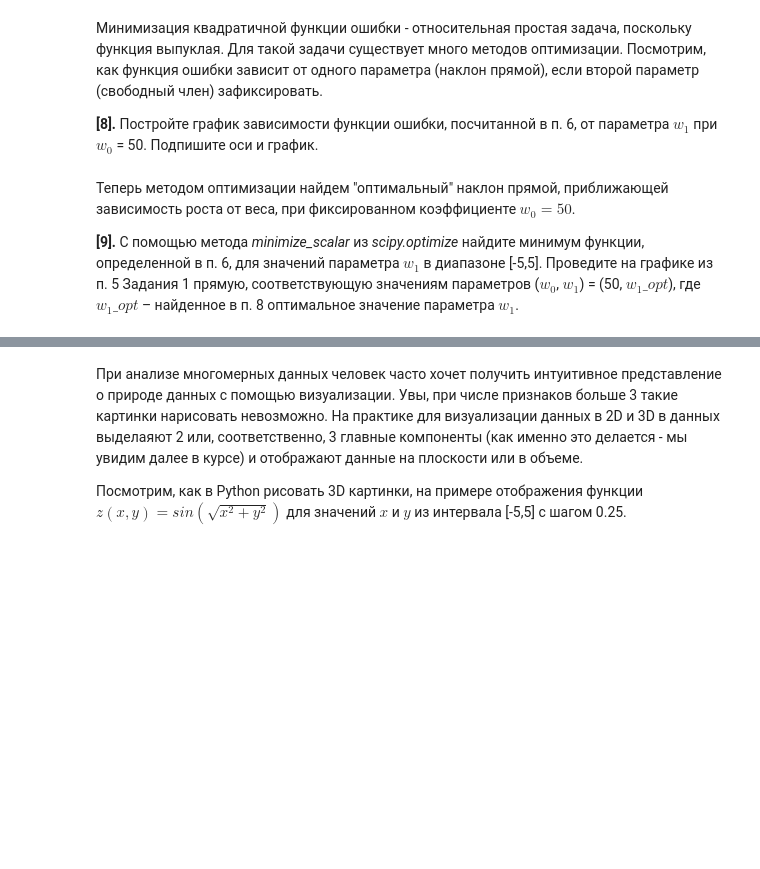
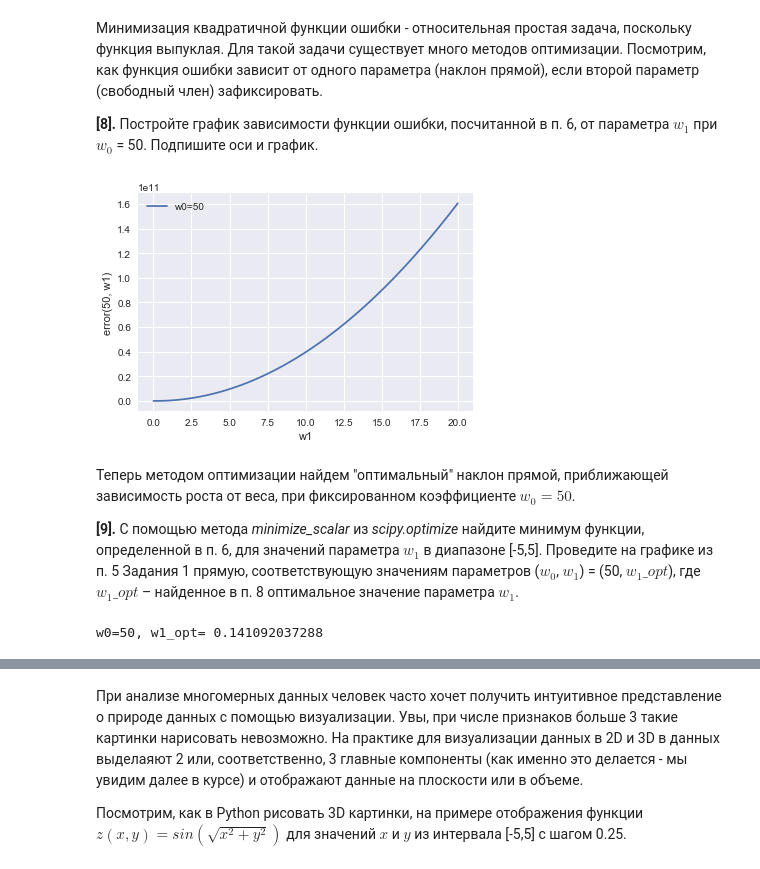
Before and after one commit to roman-urum/math-and-python, a Jupyter notebook: peer_review_linreg_height_weight.ipynb, the cells around one changed output, grey strips where cells are left out. Saved outputs shown, nothing was run; the diff lists cells and outputs as text; code cells hidden in the pictures; blank space fills up the shorter version.

```diff
--- a/peer_review_linreg_height_weight.ipynb
+++ b/peer_review_linreg_height_weight.ipynb
@@ -143,3 +138,12 @@ TypeError: inner() got multiple values for keyword argument 'ax'
+# %%
+sample= np.linspace(0,20,100)
+plt.xlabel('w1')
+plt.ylabel('error(50, w1)')
+plt.plot(sample, map(lambda w1: error(50, w1), sample), label='w0=50')
+plt.legend()
+plt.show()
+# %% [output]
+[figure, added]
 # %% [markdown]
 Теперь методом оптимизации найдем "оптимальный" наклон прямой, приближающей зависимость роста от веса, при фиксированном коэффициенте $w_0 = 50$.
 
@@ -150,0 +151,7 @@ TypeError: inner() got multiple values for keyword argument 'ax'
+# %%
+from scipy.optimize import minimize_scalar
+result=minimize_scalar(lambda x: error(50, x), bounds=(-5,5))
+w1_opt=result.x
+print 'w0=50, w1_opt=', w1_opt
+# %% [output]
+w0=50, w1_opt= 0.141092037288
```
Also changed, not shown: parts of 13 cells of this notebook, 1 other file.
